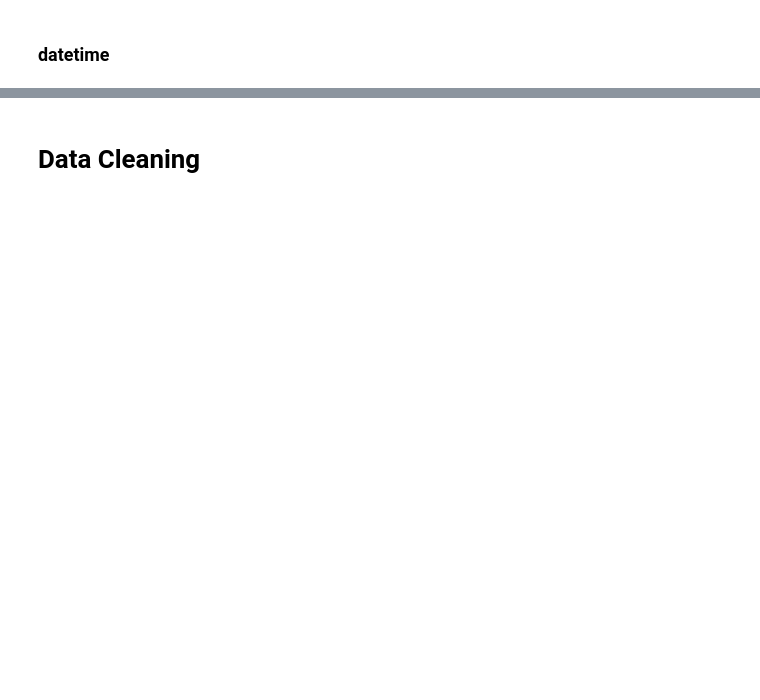
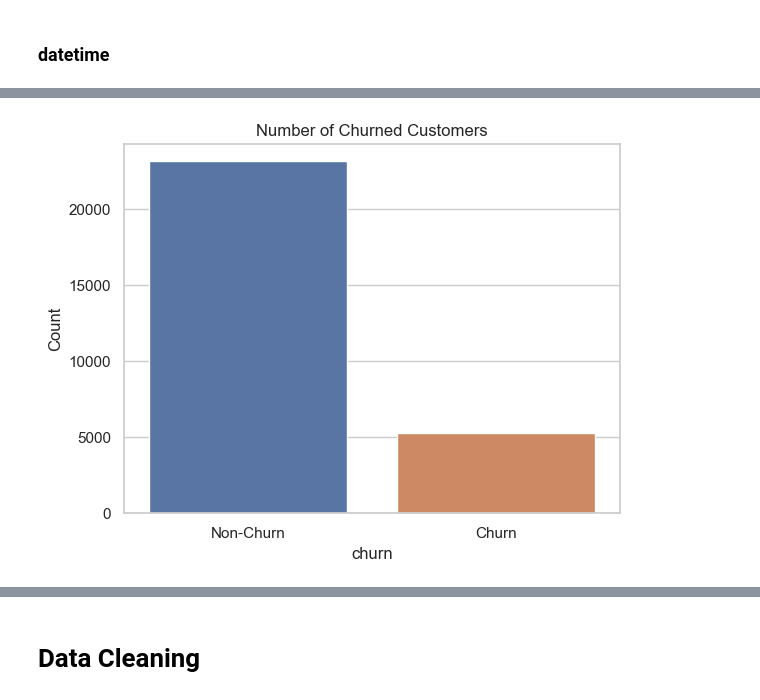
Before and after one commit to irenehsudata/Portfolio, a Jupyter notebook: Bank Customer Churn Data Analysis/Data_pre_processing.ipynb, the cells around one changed output, grey strips where cells are left out. Drawn from its saved outputs; the diff is of its cells as text; code cells hidden in the pictures; blank space fills up the shorter version.

```diff
--- a/Bank Customer Churn Data Analysis/Data_pre_processing.ipynb
+++ b/Bank Customer Churn Data Analysis/Data_pre_processing.ipynb
@@ -78,14 +88,11 @@ By looking at the data,
 # %%
-# converting to category
 df['churn'] = df['churn'].astype('category')
-df['branch_code'] = df['branch_code'].astype('category')
+df['branch_code'] = df['branch_code'].astype('int64')
 df['customer_nw_category'] = df['customer_nw_category'].astype('category')
-df['city'] = df['city'].astype('category')
+df['city'] = df['city'].astype('int64')
 df['gender'] = df['gender'].astype('category')
 df['occupation'] = df['occupation'].astype('category')
-
-# coverting to int
-df['dependents'] = df['dependents'].astype('Int64')
+df['dependents'] = df['dependents'].astype('int64')
 # %%
 df.dtypes
 # %% [output]
@@ -207,0 +118,8 @@ for column in cate_columns:
+# %%
+df['last_transaction'] = pd.to_datetime(df['last_transaction'])
+df['week_of_year'] = df['last_transaction'].dt.isocalendar().week
+df['day_of_year'] = df['last_transaction'].dt.dayofyear
+df['month_of_year'] = df['last_transaction'].dt.month
+df['day_of_week'] = df['last_transaction'].dt.dayofweek
+# %%
+df['week_of_year'] = df['week_of_year'].astype('float64')
@@ -207,0 +146,25 @@ for column in cate_columns:
+# %%
+import seaborn as sns
+import matplotlib.pyplot as plt
+
+# Get value counts for 'churn' column
+value_counts = df['churn'].value_counts()
+
+
+# Set seaborn style
+sns.set(style="whitegrid")
+
+# Create bar plot using seaborn
+sns.barplot(x=value_counts.index, y=value_counts.values)
+
+# Set x-tick labels
+plt.xticks(value_counts.index, ['Non-Churn', 'Churn'])
+
+# Add labels and title
+plt.ylabel('Count')
+plt.title('Number of Churned Customers')
+
+# Show the plot
+plt.show()
+# %% [output]
+[figure, added]
```
Also changed, not shown: parts of 23 cells of this notebook, 3 other files.
